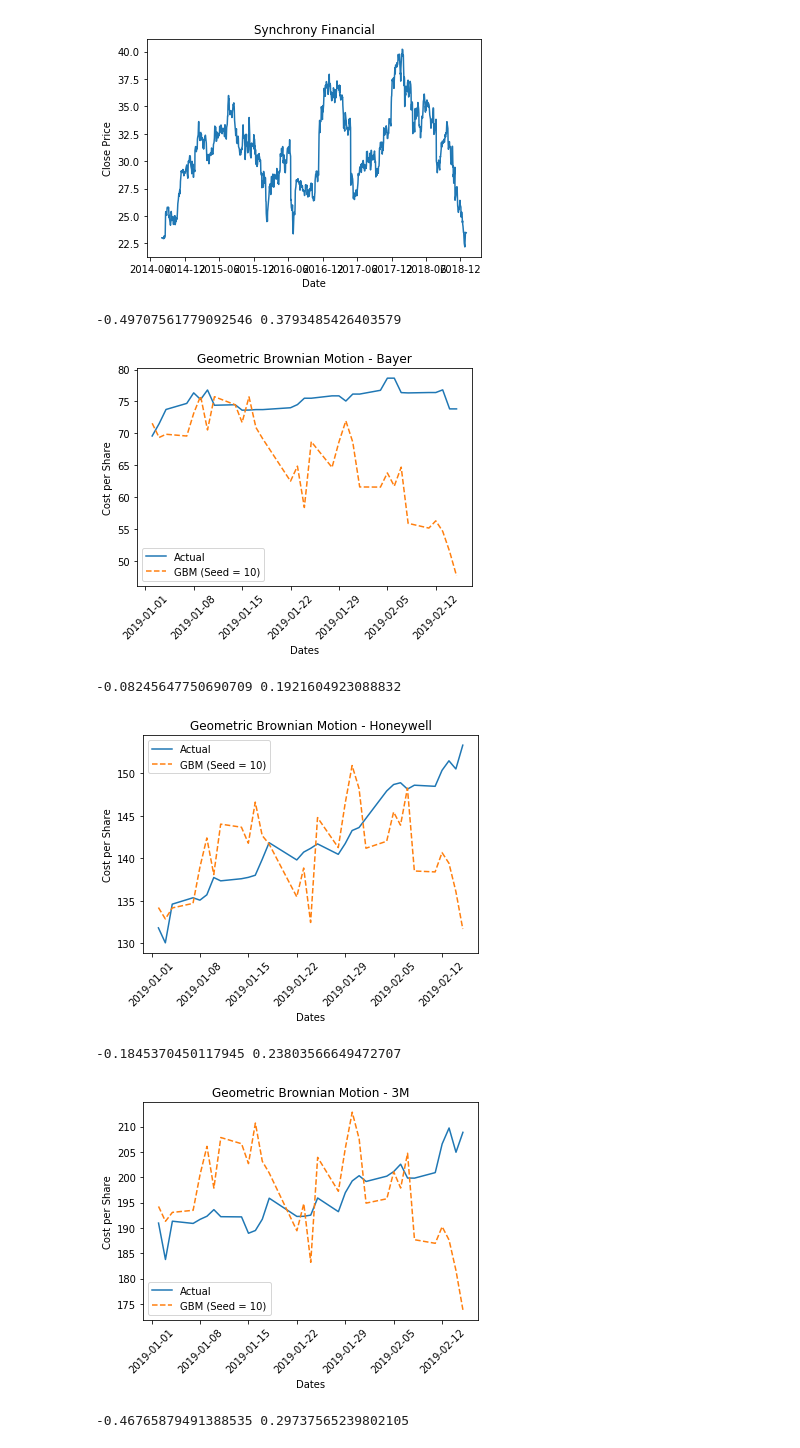
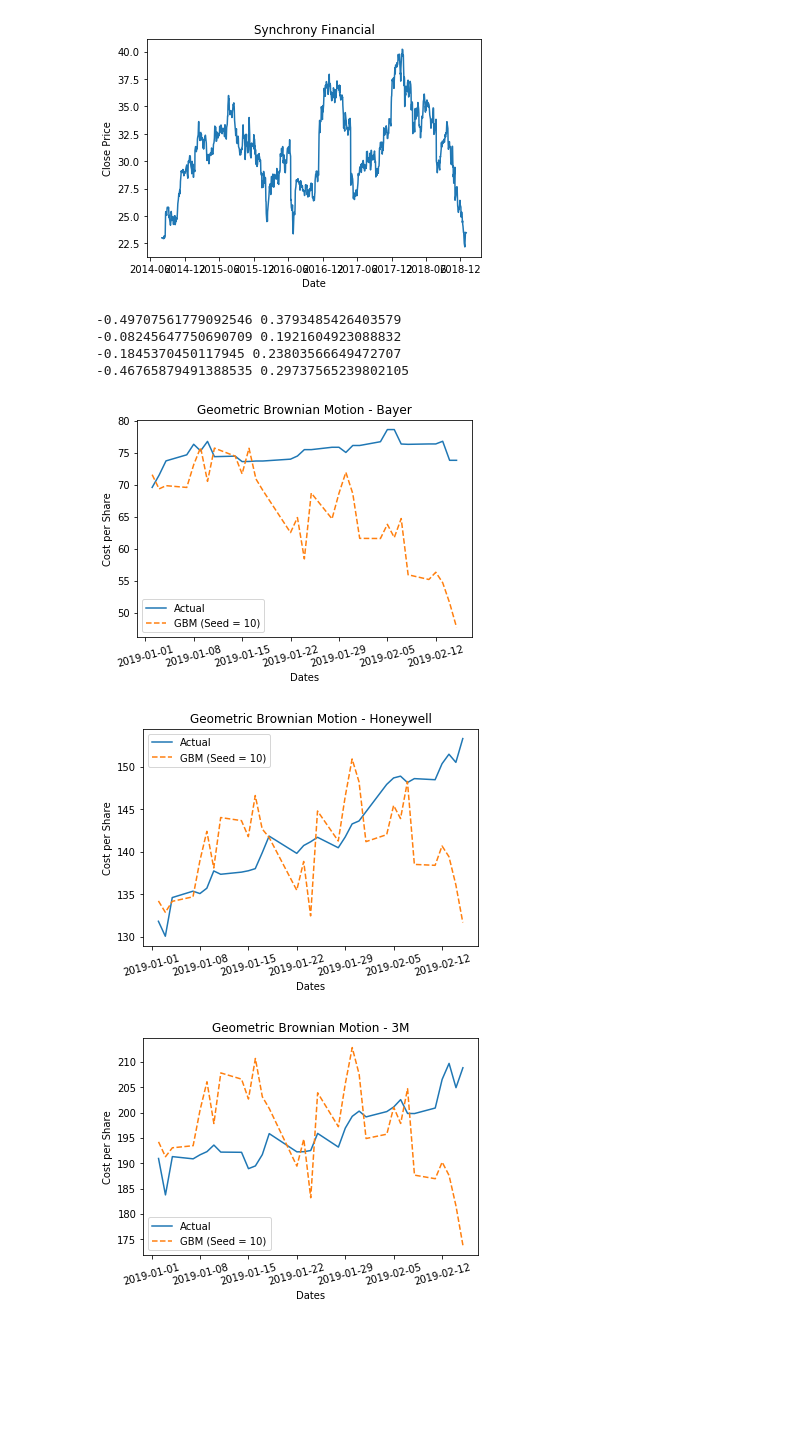
Before and after one commit to cszul2/IlliniDatathonSpring2019, a Jupyter notebook: modeling/GBMStockPriceModel.ipynb, the cells around one changed output. Saved outputs shown, nothing was run; the diff lists cells and outputs as text; code cells hidden in the pictures; blank space fills up the shorter version.

Commit message:
Added the images and the final products

```diff
--- a/modeling/GBMStockPriceModel.ipynb
+++ b/modeling/GBMStockPriceModel.ipynb
@@ -189,39 +189,40 @@ for i,data in enumerate(all_data):
     seed = 10
     So = close[len(close)-1]
     N = len(df)
     ind=(np.linspace(1,len(df),32))
     ind=[round(i) for i in ind]
     W = Brownian(seed, N)[0]
     T = 1
     soln = GBM(So, mu, sigma, W, T, N)[0]
     ind_soln=[soln[int(i)] for i in ind]
     submission[labels[i]] = ind_soln
 #     plt.plot(pd.to_datetime(submission['Date']),ind_soln)
 #     plt.show()
 
     test=(all_test[i])
 
     time = np.linspace(1, len(test), len(test))
     date = pd.to_datetime(test['Date'])
 
-    plt.figure(1)
+    plt.figure(i+1)
     plt.plot(date, all_test[i]['Close'], label = 'Actual')
     plt.plot(date, ind_soln, label = 'GBM (Seed = 10)', ls='--')
 
     plt.ylabel("Cost per Share")
     plt.xlabel("Dates")
-    plt.xticks(rotation=45)
+    plt.xticks(rotation=15)
     plt.title('Geometric Brownian Motion - '+labels[i])
 
     plt.legend(loc = 'best')
-    plt.show()
+    #plt.show()
+    plt.savefig(str(i)+".png")
 
 submission.to_csv('submission.csv',index=False)
 # %% [output]
 -0.49707561779092546 0.3793485426403579
+-0.08245647750690709 0.1921604923088832
+-0.1845370450117945 0.23803566649472707
+-0.46765879491388535 0.29737565239802105
-[figure, old version]
+[figure, new version]
--0.08245647750690709 0.1921604923088832
-[figure, old version]
+[figure, new version]
--0.1845370450117945 0.23803566649472707
-[figure, old version]
+[figure, new version]
--0.46765879491388535 0.29737565239802105
```
Also changed, not shown: parts of 1 cell of this notebook, 23 other files.
